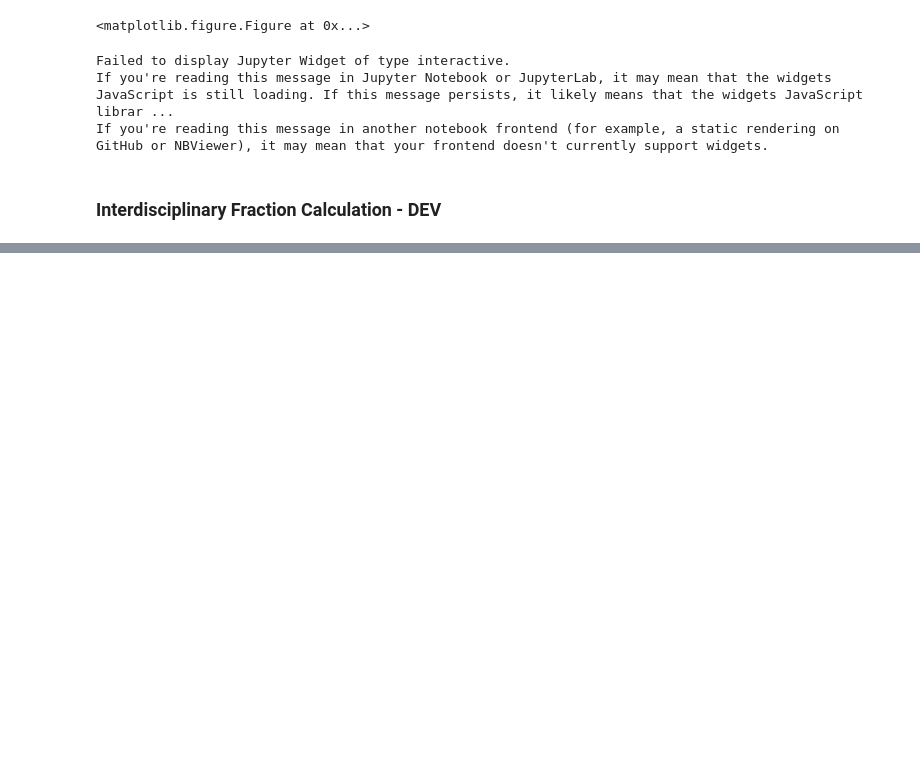
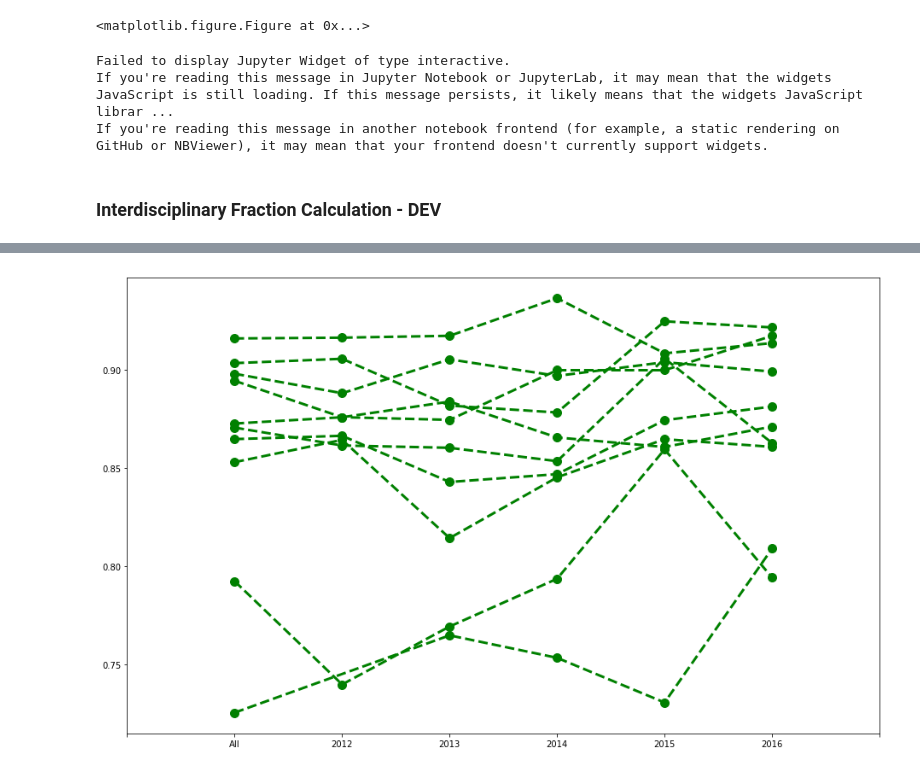
Before and after one commit to mepland/vis_challenge_2018, a Jupyter notebook: graph/graph.ipynb, the cells around one changed output, grey strips where cells are left out. Saved outputs shown, nothing was run; the diff lists cells and outputs as text; code cells hidden in the pictures; blank space fills up the shorter version.

```diff
--- a/graph/graph.ipynb
+++ b/graph/graph.ipynb
@@ -427,7 +427,7 @@ for nbin in range(len(date_bins)-1):
     node_weights=[G_bin.node[n]['total_weight'] for n in G_bin.nodes()]
     node_weight_q75, node_weight_q25 = np.percentile(node_weights, [75 ,25])
 
-    weight_mean = float(total_weight)/float(nx.number_of_nodes(G_bin))
+    G_weight_mean = float(G_total_weight)/float(nx.number_of_nodes(G_bin))
     node_weight_median = np.median(node_weights)
     node_weight_iqr = node_weight_q75 - node_weight_q25
 
@@ -595,0 +531,96 @@ for d in sorted_frac[:]:
+# %%
+schools_to_plot=['Trinity College of Arts & Sciences','School of Medicine',"Institutes and Provost's Academic Units"]
+
+# top n orgs by total weight on node, over all years
+top_n_orgs_to_plot = 10
+
+df_fracs['cut'] = df_fracs.node_weight_median - 0.1*df_fracs.node_weight_iqr
+df_fracs = df_fracs[(df_fracs.cut < df_fracs.node_total_weight)]
+# %%
+for school in schools_to_plot+['Other']:
+    print "\nPlotting %s" % school
+
+    if school != 'Other':
+        df_school = df_fracs[(df_fracs.school_name == school)]
+    else:
+        df_school = df_fracs
+        for school2 in schools_to_plot:
+            df_school = df_school[(df_school.school_name != school2)]
+
+    if df_school.empty: print "No rows in df_school, continuing!"; continue;
+
+    # Find orgs to plot
+    df_school_all = df_school[(df_school.year == -1)]
+    if df_school_all.empty: print "No rows in df_school_all, continuing!"; continue;
+
+    orgs_to_plot = df_school_all.nlargest(top_n_orgs_to_plot, 'node_total_weight').org_name.unique()
+
+    fig = plt.figure("frac plot "+school)
+    fig.set_size_inches(13, 8) # x, y inches
+    ax = plt.subplot(111)
+
+    all_years_value = sorted(year_ints)[1]-1
+
+    for norg in range(len(orgs_to_plot)):
+        org = orgs_to_plot[norg]
+        df_school_org = df_school[(df_school.org_name == org)]
+
+        real_schools = df_school_org.school_name.unique()
+        if len(real_schools) > 1:
+            print "ERROR: Multiple real_schools, continuing!"
+            continue
+
+        real_school = real_schools[0]
+
+        yaxis_values = []
+        xaxis_values = []
+        for year in year_ints:
+            df_school_org_year = df_school_org[(df_school_org.year == year)]
+            # this is just the row we wanted
+            if df_school_org_year.empty:
+                # print "Empty df_school_org_year, continuing!"
+                continue
+            elif len(df_school_org_year.index)!=1:
+                print "> 1 rows in df_school_org_year - something is wrong! Continuing!"
+                continue
+            else:
+                yaxis_values.append(df_school_org_year.interdis_frac.iloc[0])
+                if year != -1:
+                    xaxis_values.append(year)
+                else:
+                    xaxis_values.append(all_years_value)
+
+            # print df_school_org_year[['year','interdis_frac','org_name','node_total_weight','cut','node_weight_iqr']]
+
+        #print org
+        #for n in range(len(xaxis_values)): print "%s, %d, %.4f" % (xaxis_ticks[n], xaxis_values[n], yaxis_values[n])
+
+        ax.plot(xaxis_values,yaxis_values,
+                label=org,
+                color='green',
+                linestyle='dashed',
+                marker=visJS_to_mpl_symbol[school_symbols[real_school]],
+                linewidth=3,
+                markersize=10)
+
+    # org_leg = plt.legend(leg_objects, [ob.get_label() for ob in leg_objects], fontsize='large', borderaxespad=0.0)
+    # org_leg.get_frame().set_edgecolor('white')
+    # org_leg.get_frame().set_facecolor('white')
+
+    # Clean up x axis ticks
+    ticklocs = ax.xaxis.get_ticklocs()
+    tickmin = min(ticklocs)
+    tickmax = max(ticklocs)
+    ticklabels = []
+    for tick in list(ticklocs):
+        if tick == all_years_value: ticklabels.append('All')
+        elif tick == tickmin or tick == tickmax: ticklabels.append('')
+        else: ticklabels.append('%d' % tick)
+    plt.xticks(ticklocs, ticklabels)
+
+    fig.tight_layout()
+    # make_path(m_path)
+    # fig.savefig(m_path+'/'+filename+'.pdf', format="pdf")
+    plt.show()
+    fig.clf()
+# %% [output]
@@ -595,0 +628 @@ for d in sorted_frac[:]:
+[figure, added]
```
Also changed, not shown: parts of 6 cells of this notebook.
